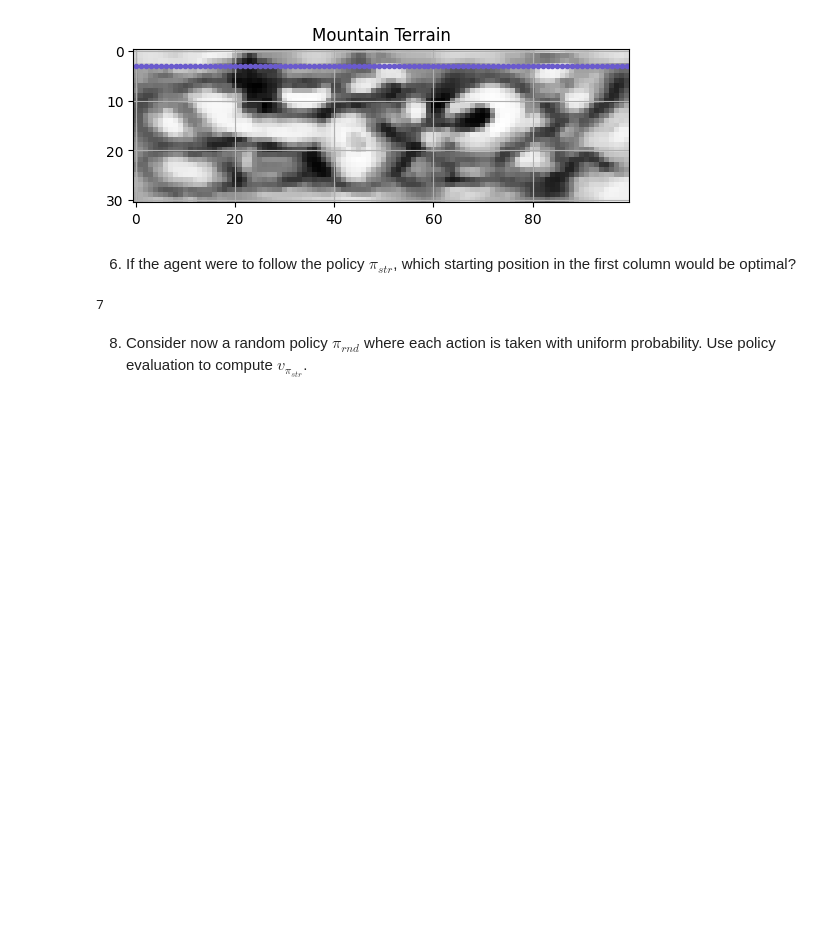
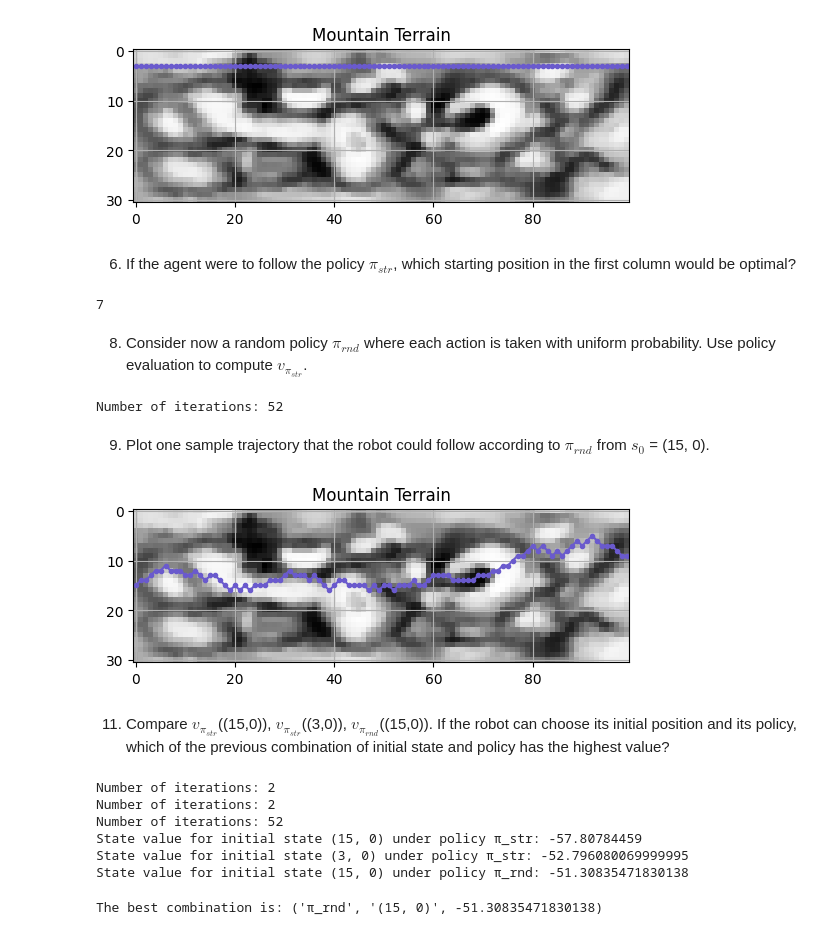
Before and after one commit to kuimetra/reinforcement_learning, a Jupyter notebook: problem_set2/main.ipynb, the cells around one changed output. Saved outputs shown, nothing was run; the diff lists cells and outputs as text; code cells hidden in the pictures; blank space fills up the shorter version.

Commit message:
policy_iteration and plot_optimal_trajectory

```diff
--- a/problem_set2/main.ipynb
+++ b/problem_set2/main.ipynb
@@ -117,10 +77,10 @@ def plot_trajectory(env, policy, initial_state):
     mountain_map = env.get_map()
 
     fig, ax = plt.subplots()
-    ax.imshow(mountain_map, cmap='Greys_r', origin='upper')
+    ax.imshow(mountain_map, cmap='Greys_r')
     ax.set_title('Mountain Terrain')
     ax.set_xticks(np.arange(0, 101, 20))
-    ax.set_yticks(np.arange(0, 31, 10))
+    ax.set_yticks(np.arange(0, 32, 10))
     ax.grid(True)
 
     current_state = initial_state
@@ -128,7 +88,8 @@ def plot_trajectory(env, policy, initial_state):
 
     while current_state[1] < 99:
         action_probabilities = policy(current_state)
-        action = max(action_probabilities, key=action_probabilities.get)
+        actions, probabilities = zip(*action_probabilities.items())
+        action = np.random.choice(actions, p=probabilities)  # choose action based on probabilities
         next_state = env.next_state(current_state, action)
         trajectory.append(next_state)
         current_state = next_state
@@ -155,0 +122,36 @@ v_straight_left_to_right[:, 0].argmax()
+# %%
+v_random = policy_evaluation(env, policy_random)
+# %% [output]
+Number of iterations: 52
+# %% [markdown]
+9. Plot one sample trajectory that the robot could follow according to $\pi_{rnd}$ from $s_0$ = (15, 0).
+# %%
+plot_trajectory(env, policy_random, (15, 0))
+# %% [output]
+[figure, added]
+# %% [markdown]
+11. Compare $v_{\pi_{str}}$((15,0)), $v_{\pi_{str}}$((3,0)), $v_{\pi_{rnd}}$((15,0)). If the robot can choose its initial position and its policy, which of the previous
+combination of initial state and policy has the highest value?
+# %%
+v_pi_str_15_0 = policy_evaluation(env, policy_straight)[15, 0]
+v_pi_str_3_0 = policy_evaluation(env, policy_straight)[3, 0]
+v_pi_rnd_15_0 = policy_evaluation(env, policy_random)[15, 0]
+
+print("State value for initial state (15, 0) under policy π_str:", v_pi_str_15_0)
+print("State value for initial state (3, 0) under policy π_str:", v_pi_str_3_0)
+print("State value for initial state (15, 0) under policy π_rnd:", v_pi_rnd_15_0)
+# %% [output]
+Number of iterations: 2
+Number of iterations: 2
+Number of iterations: 52
+State value for initial state (15, 0) under policy π_str: -57.80784459
+State value for initial state (3, 0) under policy π_str: -52.796080069999995
+State value for initial state (15, 0) under policy π_rnd: -51.30835471830138
+# %%
+best_combination = max([("π_str", "(15, 0)", v_pi_str_15_0),
+                        ("π_str", "(3, 0)", v_pi_str_3_0),
+                        ("π_rnd", "(15, 0)", v_pi_rnd_15_0)], key=lambda x: x[2])
+
+print("The best combination is:", best_combination)
+# %% [output]
+The best combination is: ('π_rnd', '(15, 0)', -51.30835471830138)
```
Also changed, not shown: parts of 22 cells of this notebook.
